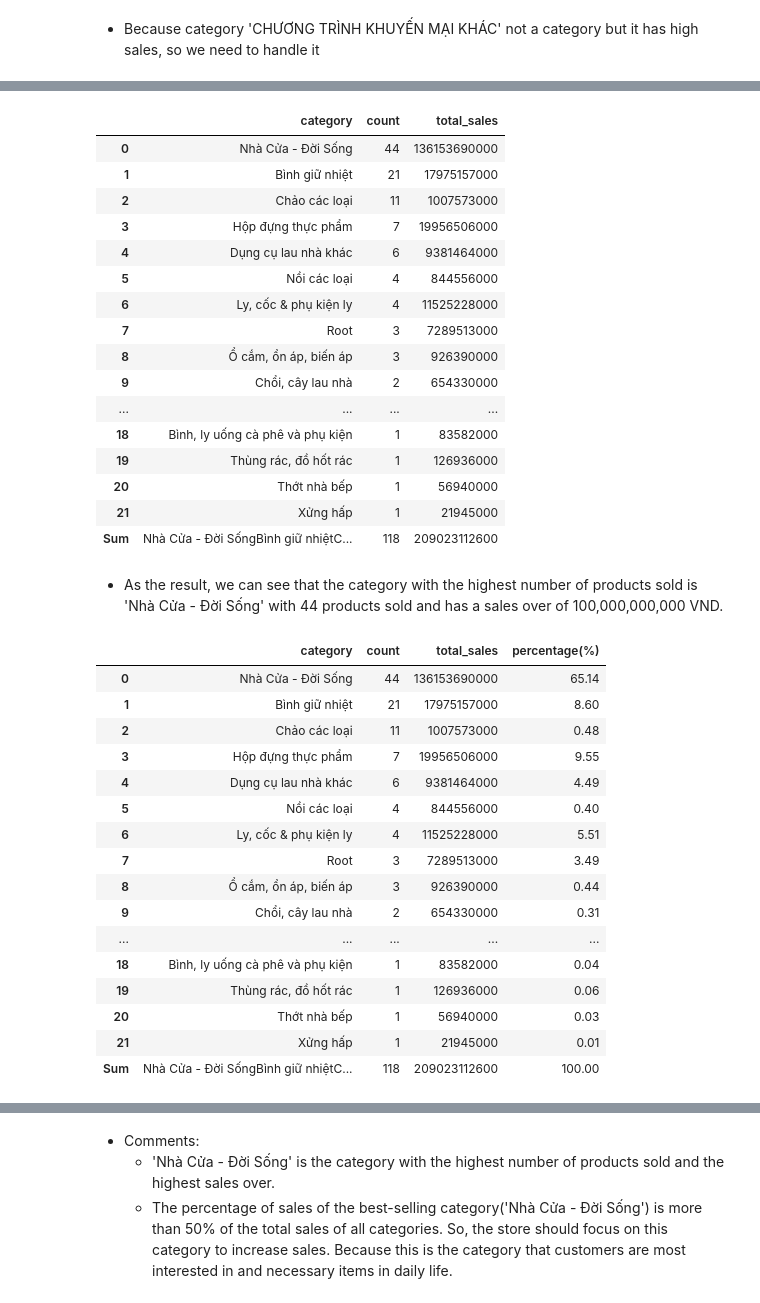
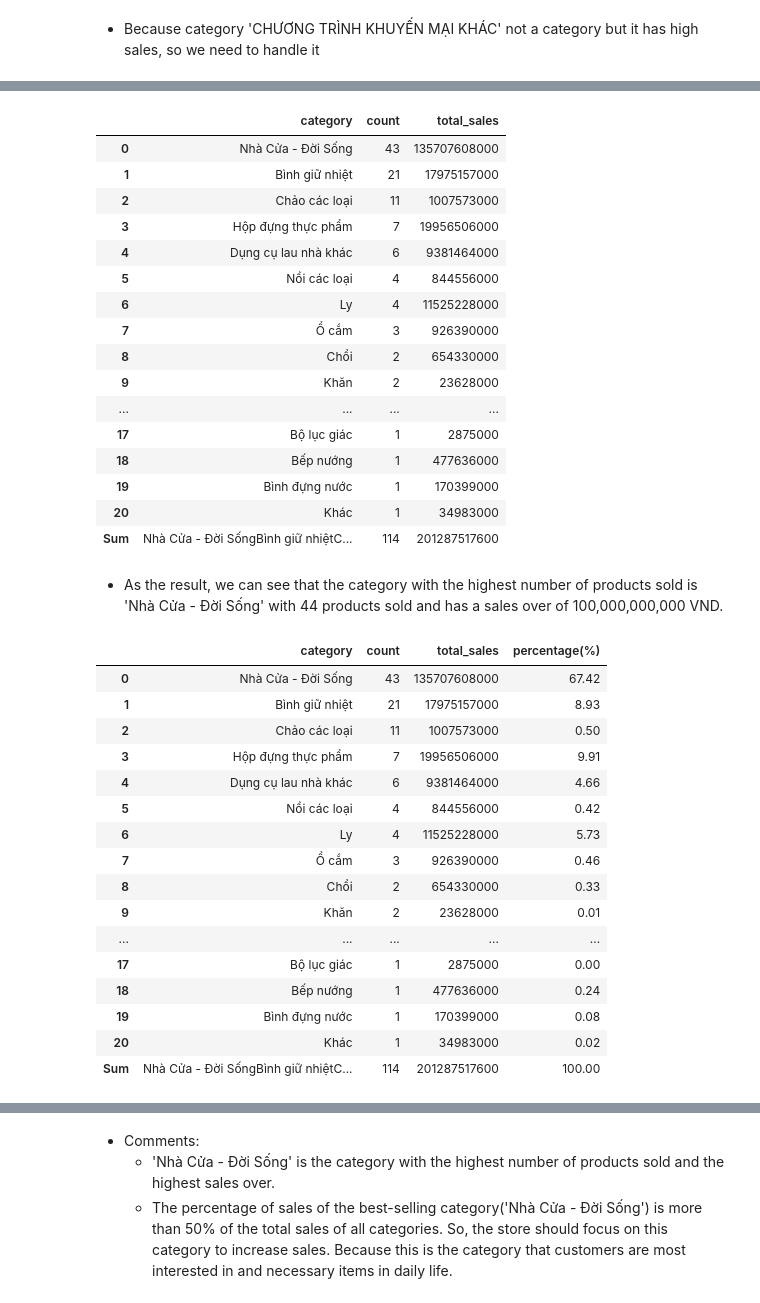
Before and after one commit to TienDat57/IntroductionToDataScience, a Jupyter notebook: src/visualization/index.ipynb, the cells around one changed output, grey strips where cells are left out. Drawn from its saved outputs; the diff is of its cells as text; code cells hidden in the pictures.

```diff
--- a/src/visualization/index.ipynb
+++ b/src/visualization/index.ipynb
@@ -14,6 +14,6 @@ import seaborn as sns
 # %% [markdown]
 ### Read the data from the csv file and store it in a dataframe
 # %%
-df_products = pd.read_csv('../../data/raw/products_detail.csv')
+df_products = pd.read_csv('../../data/processed/tiki_data.csv')
 df_products.head()
 # %% [output]
@@ -156,40 +156,40 @@ promotion
 # %%
 # we will move the product with id 232 to category 'Nhà cửa - Đời sống' and the product with id 887 to category 'Hộp đựng thực phẩm'
-df_products_copy.loc[df_products_copy['p_id'] == 134621577, 'p_categories'] = 'Nhà Cửa - Đời Sống'
-df_products_copy.loc[df_products_copy['p_id'] == 3526073, 'p_categories'] = 'Hộp đựng thực phẩm'
+df_products_copy.loc[df_products_copy['p_id'] == 134621577, 'p_category'] = 'Nhà Cửa - Đời Sống'
+df_products_copy.loc[df_products_copy['p_id'] == 3526073, 'p_category'] = 'Hộp đựng thực phẩm'
 # %%
 # group each category in store which has p_shop_name is Tiki trading
-df_cate_in_store = df_products_copy[df_products_copy['p_shop_name'] == 'Tiki Trading'].groupby('p_categories')
+df_cate_in_store = df_products_copy[df_products_copy['p_shop_name'] == 'Tiki Trading'].groupby('p_category')
 
 # get the total sales of each category
 df_cate_in_store_total_sales = df_cate_in_store['p_sales'].sum().sort_values(ascending=False).reindex().rename_axis('category').reset_index(name='total_sales')
 df_cate_in_store_total_sales
 
 df_cate_in_store_count = df_cate_in_store['p_id'].count().sort_values(ascending=False).reindex().rename_axis('category').reset_index(name='count')
 df_cate_in_store_count
 
 # merge two dataframe
 df_cate_in_store_total_sales = df_cate_in_store_count.merge(df_cate_in_store_total_sales, on='category')
 df_cate_in_store_total_sales.loc['Sum'] = df_cate_in_store_total_sales.sum()
 df_cate_in_store_total_sales
 # %% [output]
 |  | category | count | total_sales |
-| 0 | Nhà Cửa - Đời Sống | 44 | 136153690000 |
+| 0 | Nhà Cửa - Đời Sống | 43 | 135707608000 |
 | 1 | Bình giữ nhiệt | 21 | 17975157000 |
 | 2 | Chảo các loại | 11 | 1007573000 |
 | 3 | Hộp đựng thực phẩm | 7 | 19956506000 |
 | 4 | Dụng cụ lau nhà khác | 6 | 9381464000 |
 | 5 | Nồi các loại | 4 | 844556000 |
-| 6 | Ly, cốc & phụ kiện ly | 4 | 11525228000 |
-| 7 | Root | 3 | 7289513000 |
-| 8 | Ổ cắm, ổn áp, biến áp | 3 | 926390000 |
-| 9 | Chổi, cây lau nhà | 2 | 654330000 |
+| 6 | Ly | 4 | 11525228000 |
+| 7 | Ổ cắm | 3 | 926390000 |
+| 8 | Chổi | 2 | 654330000 |
+| 9 | Khăn | 2 | 23628000 |
 | ... | ... | ... | ... |
-| 18 | Bình, ly uống cà phê và phụ kiện | 1 | 83582000 |
-| 19 | Thùng rác, đồ hốt rác | 1 | 126936000 |
-| 20 | Thớt nhà bếp | 1 | 56940000 |
-| 21 | Xửng hấp | 1 | 21945000 |
-| Sum | Nhà Cửa - Đời SốngBình giữ nhiệtC... | 118 | 209023112600 |
+| 17 | Bộ lục giác | 1 | 2875000 |
+| 18 | Bếp nướng | 1 | 477636000 |
+| 19 | Bình đựng nước | 1 | 170399000 |
+| 20 | Khác | 1 | 34983000 |
+| Sum | Nhà Cửa - Đời SốngBình giữ nhiệtC... | 114 | 201287517600 |
 # %% [markdown]
 - As the result, we can see that the category with the highest number of products sold is 'Nhà Cửa - Đời Sống' with 44 products sold and has a sales over of 100,000,000,000 VND.
 # %%
@@ -198,22 +198,22 @@ df_cate_in_store_total_sales['percentage(%)'] = round(df_cate_in_store_total_sal
 df_cate_in_store_total_sales
 # %% [output]
 |  | category | count | total_sales | percentage(%) |
-| 0 | Nhà Cửa - Đời Sống | 44 | 136153690000 | 65.14 |
-| 1 | Bình giữ nhiệt | 21 | 17975157000 | 8.60 |
-| 2 | Chảo các loại | 11 | 1007573000 | 0.48 |
-| 3 | Hộp đựng thực phẩm | 7 | 19956506000 | 9.55 |
-| 4 | Dụng cụ lau nhà khác | 6 | 9381464000 | 4.49 |
-| 5 | Nồi các loại | 4 | 844556000 | 0.40 |
-| 6 | Ly, cốc & phụ kiện ly | 4 | 11525228000 | 5.51 |
-| 7 | Root | 3 | 7289513000 | 3.49 |
-| 8 | Ổ cắm, ổn áp, biến áp | 3 | 926390000 | 0.44 |
-| 9 | Chổi, cây lau nhà | 2 | 654330000 | 0.31 |
+| 0 | Nhà Cửa - Đời Sống | 43 | 135707608000 | 67.42 |
+| 1 | Bình giữ nhiệt | 21 | 17975157000 | 8.93 |
+| 2 | Chảo các loại | 11 | 1007573000 | 0.50 |
+| 3 | Hộp đựng thực phẩm | 7 | 19956506000 | 9.91 |
+| 4 | Dụng cụ lau nhà khác | 6 | 9381464000 | 4.66 |
+| 5 | Nồi các loại | 4 | 844556000 | 0.42 |
+| 6 | Ly | 4 | 11525228000 | 5.73 |
+| 7 | Ổ cắm | 3 | 926390000 | 0.46 |
+| 8 | Chổi | 2 | 654330000 | 0.33 |
+| 9 | Khăn | 2 | 23628000 | 0.01 |
 | ... | ... | ... | ... | ... |
-| 18 | Bình, ly uống cà phê và phụ kiện | 1 | 83582000 | 0.04 |
-| 19 | Thùng rác, đồ hốt rác | 1 | 126936000 | 0.06 |
-| 20 | Thớt nhà bếp | 1 | 56940000 | 0.03 |
-| 21 | Xửng hấp | 1 | 21945000 | 0.01 |
-| Sum | Nhà Cửa - Đời SốngBình giữ nhiệtC... | 118 | 209023112600 | 100.00 |
+| 17 | Bộ lục giác | 1 | 2875000 | 0.00 |
+| 18 | Bếp nướng | 1 | 477636000 | 0.24 |
+| 19 | Bình đựng nước | 1 | 170399000 | 0.08 |
+| 20 | Khác | 1 | 34983000 | 0.02 |
+| Sum | Nhà Cửa - Đời SốngBình giữ nhiệtC... | 114 | 201287517600 | 100.00 |
 # %%
 # show bar chart with top 10 categories in store
 df_cate_in_store_total_sales[:10].plot.bar(x='category', y='percentage(%)', rot=90, figsize=(10,7))
```
Also changed, not shown: parts of 23 cells of this notebook, 2 other files.
